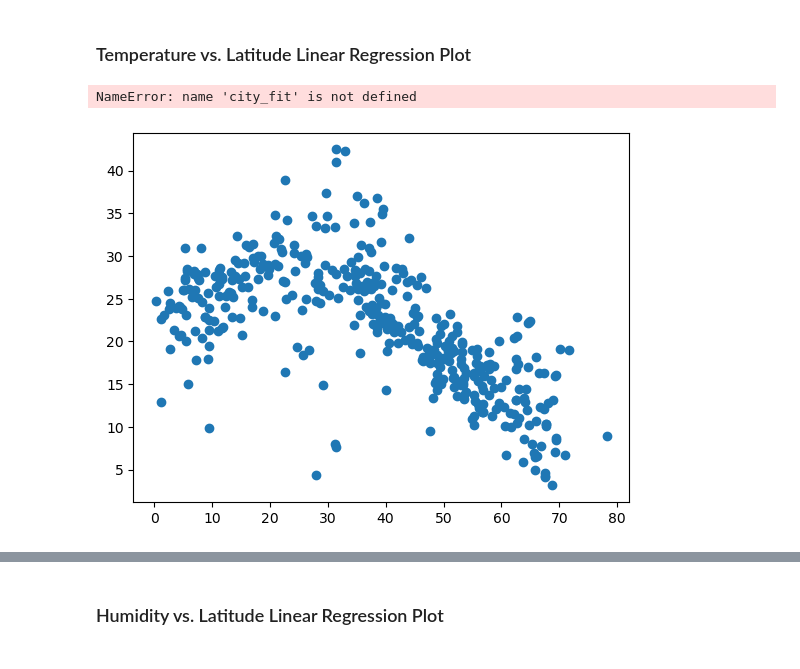
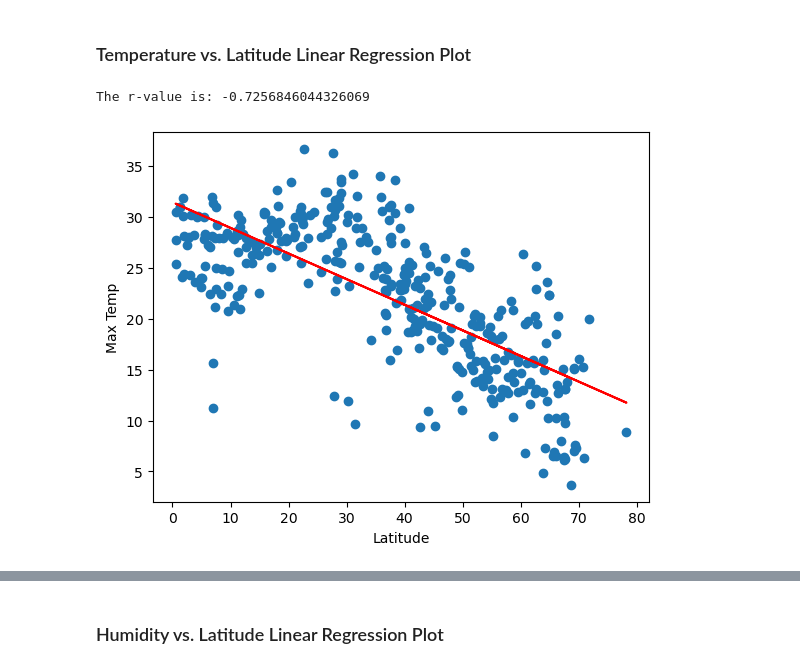
Before and after one commit to schuttlerc/python-api-challenge, a Jupyter notebook: starter_code/WeatherPy.ipynb, the cells around one changed output, grey strips where cells are left out. Saved outputs shown, nothing was run; the diff lists cells and outputs as text; code cells hidden in the pictures.

```diff
--- a/starter_code/WeatherPy.ipynb
+++ b/starter_code/WeatherPy.ipynb
@@ -304,13 +298,23 @@ southern_hemi_df.head()
+# %%
+# Define a function to create Linear Regression plots
+nh_temp_slope, nh_temp_int, nh_temp_r, nh_temp_p, nh_temp_std_err = linregress(northern_hemi_df["Lat"], northern_hemi_df["Max Temp"])
+nh_temp_fit = nh_temp_slope * northern_hemi_df["Lat"] + nh_temp_int
+
+sh_temp_slope, sh_temp_int, sh_temp_r, sh_temp_p, sh_temp_std_err = linregress(southern_hemi_df["Lat"], southern_hemi_df["Max Temp"])
+sh_temp_fit = sh_temp_slope * southern_hemi_df["Lat"] + sh_temp_int
 # %% [markdown]
 ###  Temperature vs. Latitude Linear Regression Plot
 # %%
 # Linear regression on Northern Hemisphere
+nh_temp_eq = "y = " + str(round(nh_temp_slope, 2)) + "x + " + str(round(nh_temp_int, 2))
+
 plt.scatter(northern_hemi_df["Lat"],northern_hemi_df["Max Temp"])
-plt.plot(northern_hemi_df["Lat"], city_fit)
+plt.plot(northern_hemi_df["Lat"], nh_temp_fit, color="red")
+plt.annotate(nh_temp_eq, (0,50), fontsize=15, color="red")
 plt.xlabel("Latitude")
 plt.ylabel("Max Temp")
-print("The r-value is: " & city_r)
+print(f"The r-value is: {nh_temp_r}")
 plt.show()
 # %% [output]
-NameError: name 'city_fit' is not defined
+The r-value is: -0.7256846044326069
-[figure, old version]
+[figure, new version]
```
Also changed, not shown: parts of 37 cells of this notebook, 6 other files.
